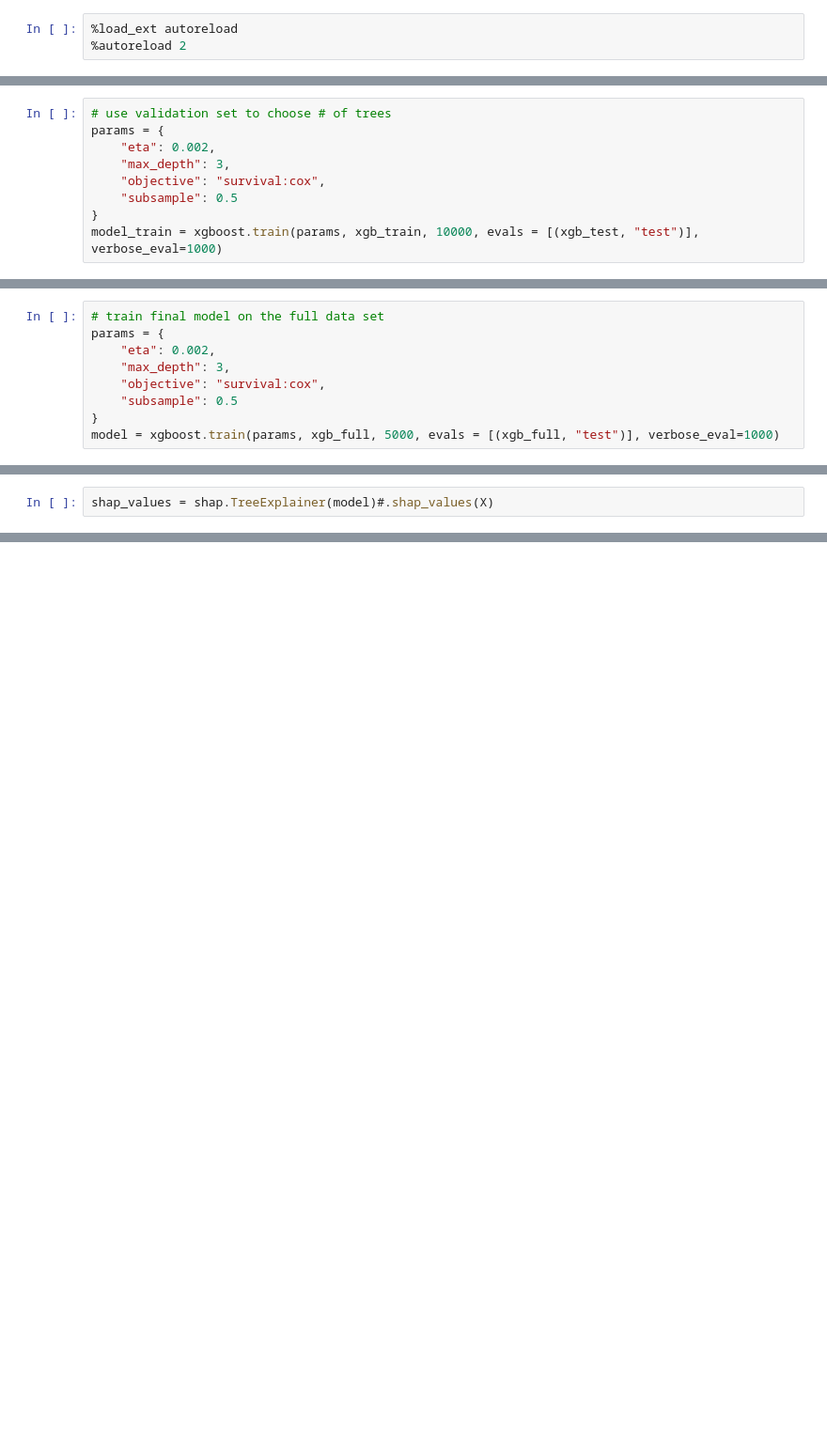
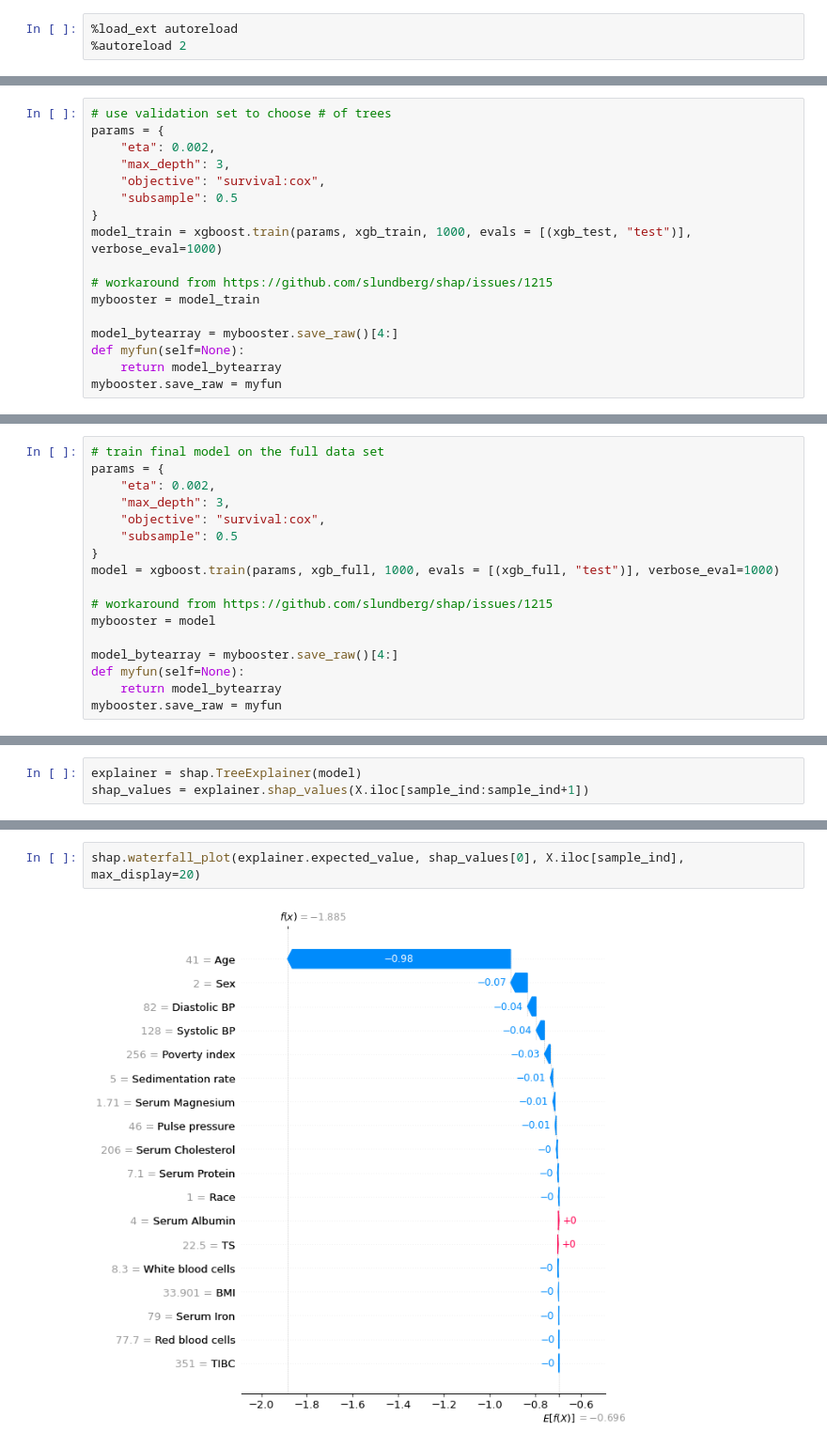
Before and after one commit to nathanwang000/Shapley-Flow, a Jupyter notebook: NHANES1_survival.ipynb, the cells around one changed output, grey strips where cells are left out. Shown at 94% size. Drawn from its saved outputs; the diff is of its cells as text; blank space fills up the shorter version.

```diff
--- a/NHANES1_survival.ipynb
+++ b/NHANES1_survival.ipynb
@@ -39,6 +58,14 @@ params = {
     "objective": "survival:cox",
     "subsample": 0.5
 }
-model_train = xgboost.train(params, xgb_train, 10000, evals = [(xgb_test, "test")], verbose_eval=1000)
+model_train = xgboost.train(params, xgb_train, 1000, evals = [(xgb_test, "test")], verbose_eval=1000)
+
+# workaround from https://github.com/slundberg/shap/issues/1215
+mybooster = model_train
+
+model_bytearray = mybooster.save_raw()[4:]
+def myfun(self=None):
+    return model_bytearray
+mybooster.save_raw = myfun
 # %% [output]
 [0]     test-cox-nloglik:7.26934
@@ -60,6 +78,14 @@ params = {
     "objective": "survival:cox",
     "subsample": 0.5
 }
-model = xgboost.train(params, xgb_full, 5000, evals = [(xgb_full, "test")], verbose_eval=1000)
+model = xgboost.train(params, xgb_full, 1000, evals = [(xgb_full, "test")], verbose_eval=1000)
+
+# workaround from https://github.com/slundberg/shap/issues/1215
+mybooster = model
+
+model_bytearray = mybooster.save_raw()[4:]
+def myfun(self=None):
+    return model_bytearray
+mybooster.save_raw = myfun
 # %% [output]
 [0]     test-cox-nloglik:8.88081
@@ -142,3 +289,4 @@ array([0.49213633], dtype=float32)
 # %%
-shap_values = shap.TreeExplainer(model)#.shap_values(X)
+explainer = shap.TreeExplainer(model)
+shap_values = explainer.shap_values(X.iloc[sample_ind:sample_ind+1])
 # %% [output]
@@ -161,0 +294,4 @@ X_display
+# %%
+shap.waterfall_plot(explainer.expected_value, shap_values[0], X.iloc[sample_ind], max_display=20)
+# %% [output]
+[figure, added]
```
Also changed, not shown: parts of 26 cells of this notebook, 3 other files.
